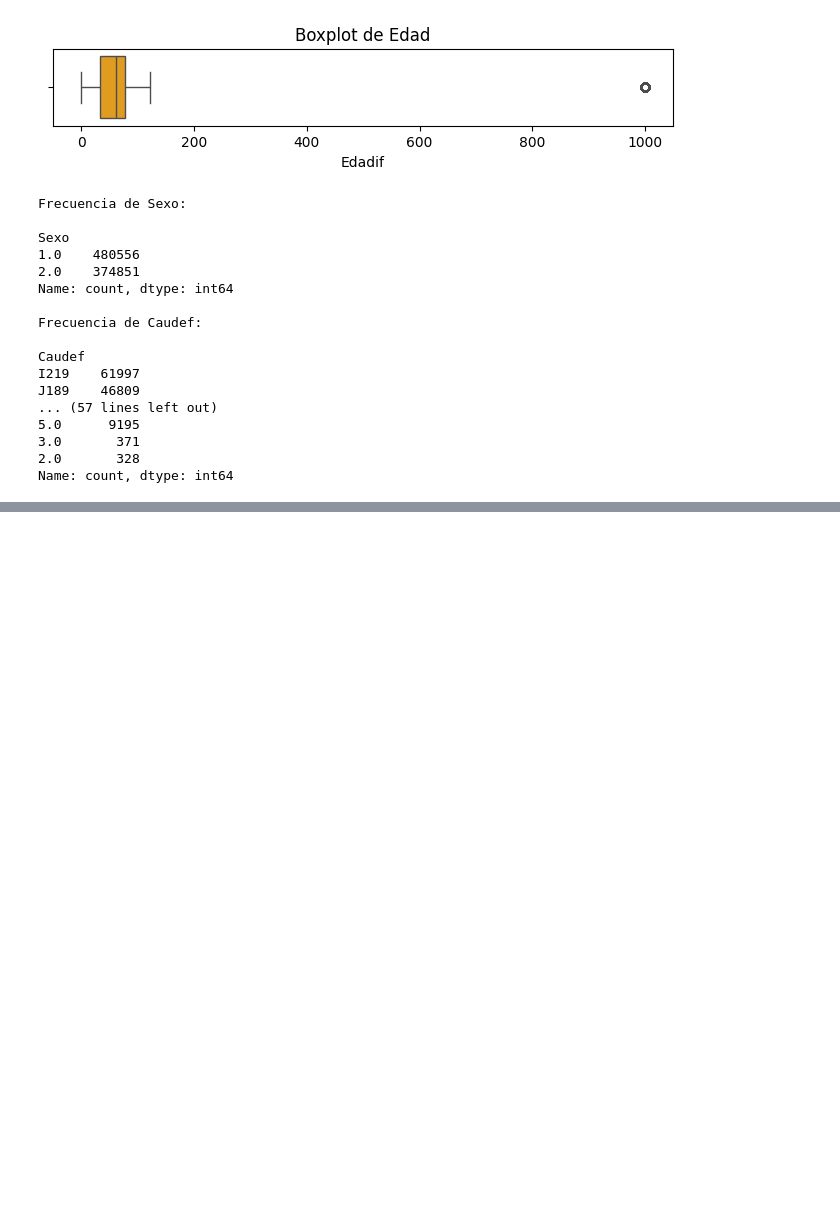
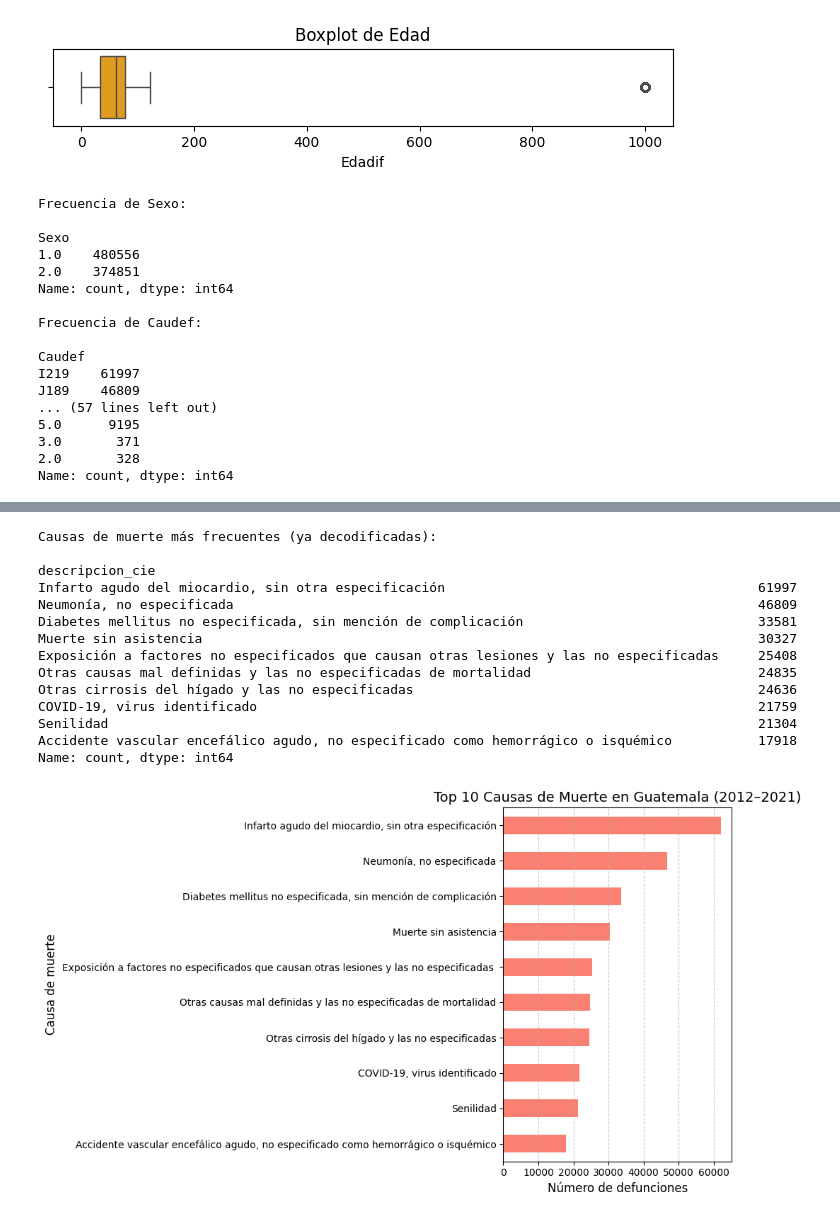
Before and after one commit to michellemej22596/Proyecto3-MineriadeDatos, a Jupyter notebook: analisisdefunciones.ipynb, the cells around one changed output, grey strips where cells are left out. Cells and saved outputs as stored; diff of their text form; code cells hidden in the pictures; blank space fills up the shorter version.

```diff
--- a/analisisdefunciones.ipynb
+++ b/analisisdefunciones.ipynb
@@ -84,0 +87,50 @@ Name: count, dtype: int64
+# %%
+import pandas as pd
+import matplotlib.pyplot as plt
+
+# Cargar los archivos
+df = pd.read_csv("defunciones.csv", low_memory=False)
+cie = pd.read_csv("CIE.csv")
+
+# Asegurar consistencia en los nombres de columnas
+cie.columns = [col.lower().strip() for col in cie.columns]
+cie.rename(columns={'codigo': 'codigo_cie', 'descripcion': 'descripcion_cie'}, inplace=True)
+
+# Asegurarse de que Caudef y codigo_cie sean strings para que coincidan
+df['Caudef'] = df['Caudef'].astype(str).str.strip()
+cie['codigo_cie'] = cie['codigo_cie'].astype(str).str.strip()
+
+# Unir los datos por el código
+df_merged = df.merge(cie, left_on='Caudef', right_on='codigo_cie', how='left')
+
+# Ver los valores más frecuentes con sus descripciones
+frecuencias = df_merged['descripcion_cie'].value_counts().head(10)
+print("Causas de muerte más frecuentes (ya decodificadas):\n")
+print(frecuencias)
+
+# Crear el gráfico
+plt.figure(figsize=(10, 6))
+frecuencias.sort_values().plot(kind='barh', color='salmon')
+
+plt.title("Top 10 Causas de Muerte en Guatemala (2012–2021)", fontsize=14)
+plt.xlabel("Número de defunciones", fontsize=12)
+plt.ylabel("Causa de muerte", fontsize=12)
+plt.grid(axis='x', linestyle='--', alpha=0.7)
+plt.tight_layout()
+plt.show()
+# %% [output]
+Causas de muerte más frecuentes (ya decodificadas):
+
+descripcion_cie
+Infarto agudo del miocardio, sin otra especificación                                        61997
+Neumonía, no especificada                                                                   46809
+Diabetes mellitus no especificada, sin mención de complicación                              33581
+Muerte sin asistencia                                                                       30327
+Exposición a factores no especificados que causan otras lesiones y las no especificadas     25408
+Otras causas mal definidas y las no especificadas de mortalidad                             24835
+Otras cirrosis del hígado y las no especificadas                                            24636
+COVID-19, virus identificado                                                                21759
+Senilidad                                                                                   21304
+Accidente vascular encefálico agudo, no especificado como hemorrágico o isquémico           17918
+Name: count, dtype: int64
+[figure, added]
```
Also changed, not shown: parts of 1 cell of this notebook.
